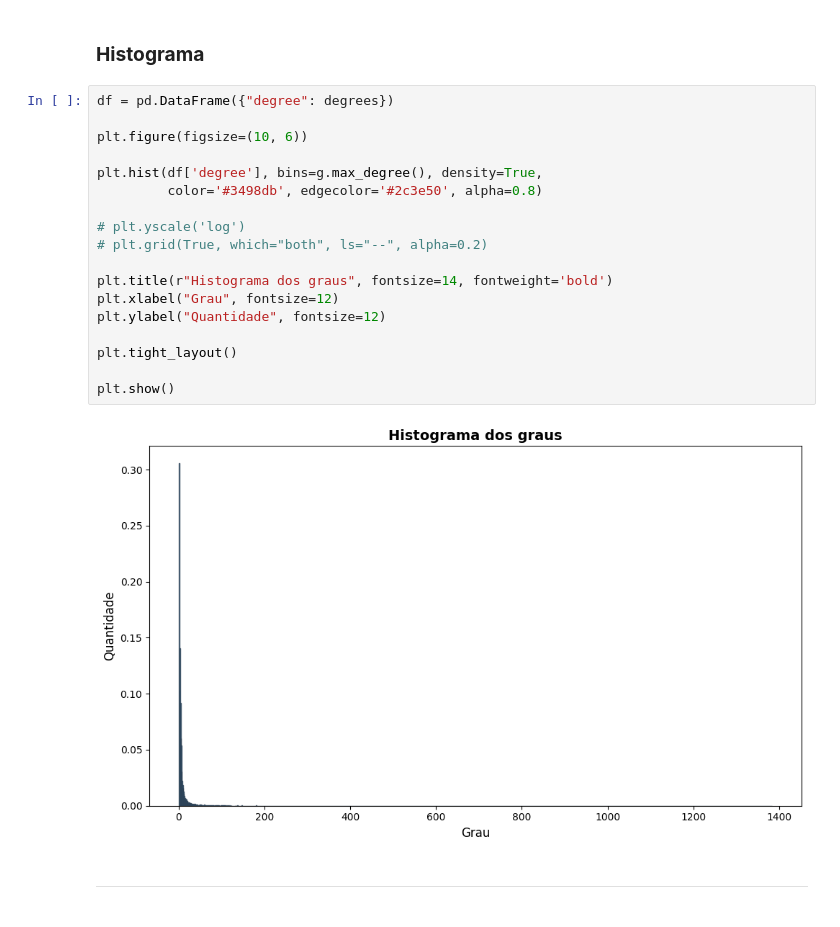
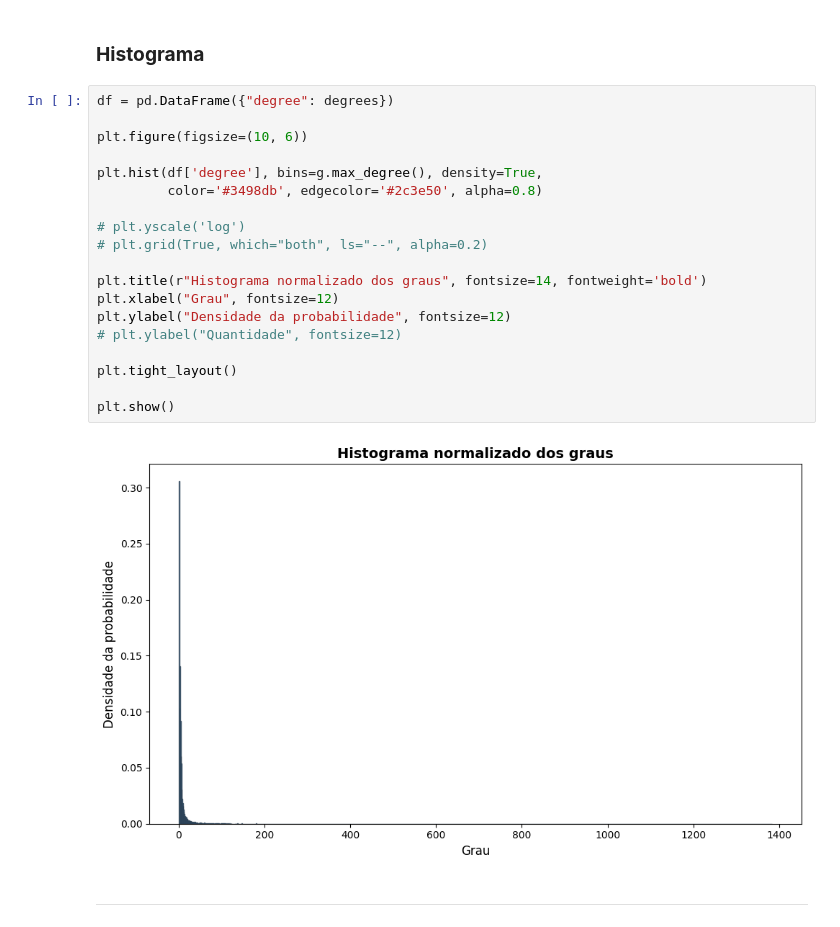
Before and after one commit to tiagostmg/grafos, a Jupyter notebook: src/entrega_1.ipynb, the cells around one changed output. Saved outputs shown, nothing was run; the diff lists cells and outputs as text.

```diff
--- a/src/entrega_1.ipynb
+++ b/src/entrega_1.ipynb
@@ -115,23 +139,24 @@ degrees = [g.degree(i) for i in range(g.V)]
 # %%
 df = pd.DataFrame({"degree": degrees})
 
 plt.figure(figsize=(10, 6))
 
 plt.hist(df['degree'], bins=g.max_degree(), density=True,
          color='#3498db', edgecolor='#2c3e50', alpha=0.8)
 
 # plt.yscale('log')
 # plt.grid(True, which="both", ls="--", alpha=0.2)
 
-plt.title(r"Histograma dos graus", fontsize=14, fontweight='bold')
+plt.title(r"Histograma normalizado dos graus", fontsize=14, fontweight='bold')
 plt.xlabel("Grau", fontsize=12)
-plt.ylabel("Quantidade", fontsize=12)
+plt.ylabel("Densidade da probabilidade", fontsize=12)
+# plt.ylabel("Quantidade", fontsize=12)
 
 plt.tight_layout()
 
 plt.show()
 # %% [output]
-[figure, old version]
+[figure, new version]
 # %% [markdown]
 ---
 # %% [markdown]
```
Also changed, not shown: parts of 9 cells of this notebook.
